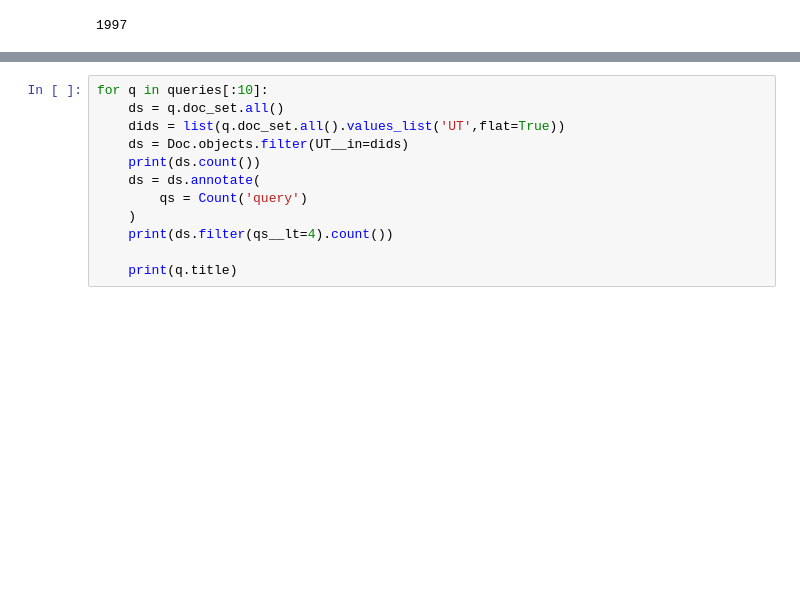
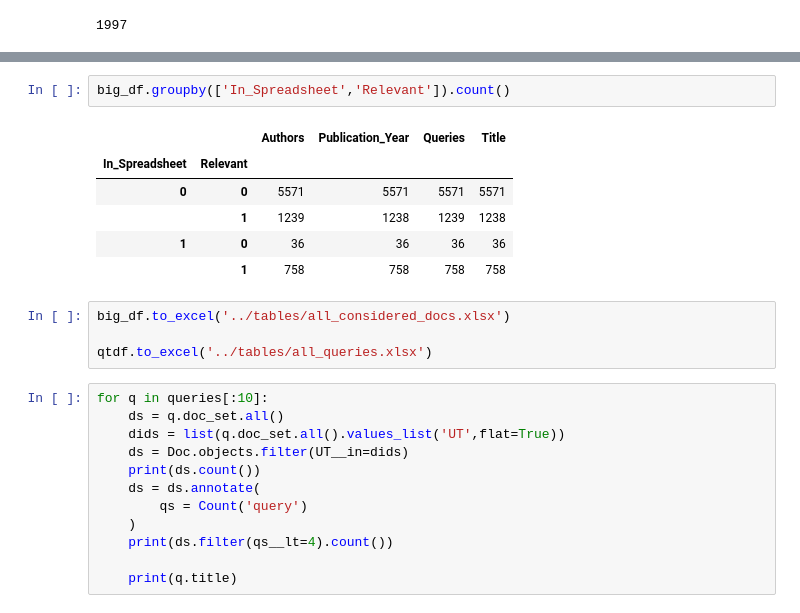
Before and after one commit to mcc-apsis/NETs-review, a Jupyter notebook: query-mgmt/literature_reviewed.ipynb, the cells around one changed output, grey strips where cells are left out. Saved outputs shown, nothing was run; the diff lists cells and outputs as text; blank space fills up the shorter version.

```diff
--- a/query-mgmt/literature_reviewed.ipynb
+++ b/query-mgmt/literature_reviewed.ipynb
@@ -210,3 +304,16 @@ notfou
+# %%
+big_df.groupby(['In_Spreadsheet','Relevant']).count()
+# %% [output]
+|  |  | Authors | Publication_Year | Queries | Title |
+| In_Spreadsheet | Relevant |  |  |  |  |
+| 0 | 0 | 5571 | 5571 | 5571 | 5571 |
+|  | 1 | 1239 | 1238 | 1239 | 1238 |
+| 1 | 0 | 36 | 36 | 36 | 36 |
+|  | 1 | 758 | 758 | 758 | 758 |
+# %%
+big_df.to_excel('../tables/all_considered_docs.xlsx')
+
+qtdf.to_excel('../tables/all_queries.xlsx')
 # %%
 for q in queries[:10]:
     ds = q.doc_set.all()
```
Also changed, not shown: parts of 7 cells of this notebook, 2 other files.
